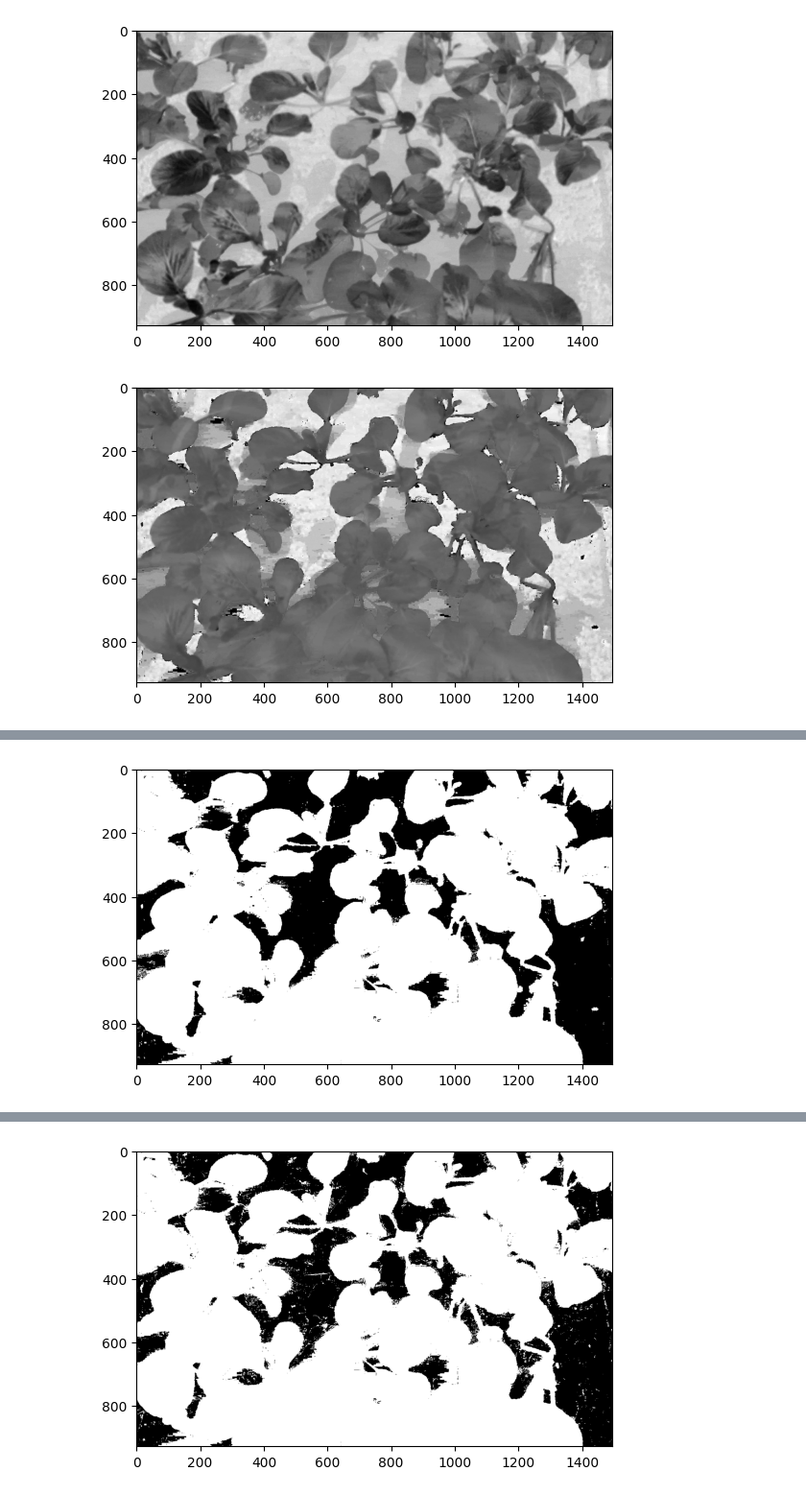
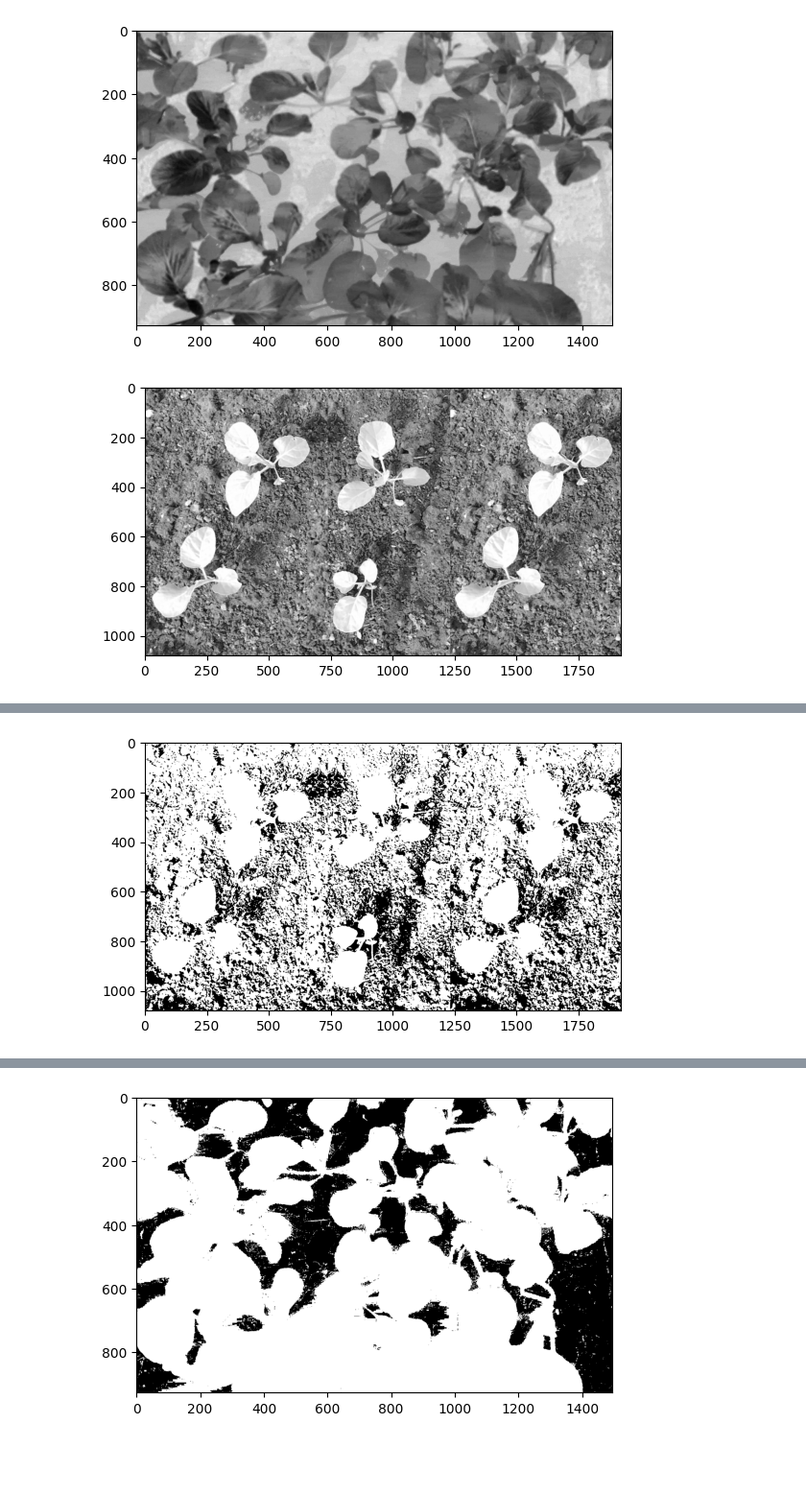
Before and after one commit to Pimmmvxg/Plant_analysis, a Jupyter notebook: notebooks/segmenting/top_view_sg.ipynb, the cells around one changed output, grey strips where cells are left out. Shown at 96% size. Drawn from its saved outputs; the diff is of its cells as text; code cells hidden in the pictures; blank space fills up the shorter version.

```diff
--- a/notebooks/segmenting/top_view_sg.ipynb
+++ b/notebooks/segmenting/top_view_sg.ipynb
@@ -11,5 +11,5 @@ pcv.params.text_size = 30
 pcv.params.text_thickness = 20
 pcv.params.line_thickness = 10
 # %%
-color_img, path, filename = pcv.readimage(filename=r"C:\Plant_analysis\notebooks\datasets\cantonese\8.png")
+color_img, path, filename = pcv.readimage(filename=r"C:\Cantonese\topview_test.jpg")
 # %% [output]
@@ -29,7 +29,7 @@ a = pcv.rgb2gray_lab(rgb_img=color_img, channel='a')
 # %% [output]
 [figure]
 # %%
-h = pcv.rgb2gray_hsv(rgb_img=color_img, channel='h')
+h = pcv.rgb2gray_hsv(rgb_img=color_img, channel='v')
 # %% [output]
-[figure, old version]
+[figure, new version]
 # %%
@@ -38,7 +38,7 @@ hist_a = pcv.visualize.histogram(img=a, bins=25)
 [interactive output not drawn]
 # %%
 threshold_mean = pcv.threshold.mean(gray_img=h, ksize=2000, offset=5,
-                                    object_type='dark')
+                                    object_type='light')
 # %% [output]
-[figure, old version]
+[figure, new version]
 # %%
```
Also changed, not shown: parts of 9 cells of this notebook, 8 other files.
